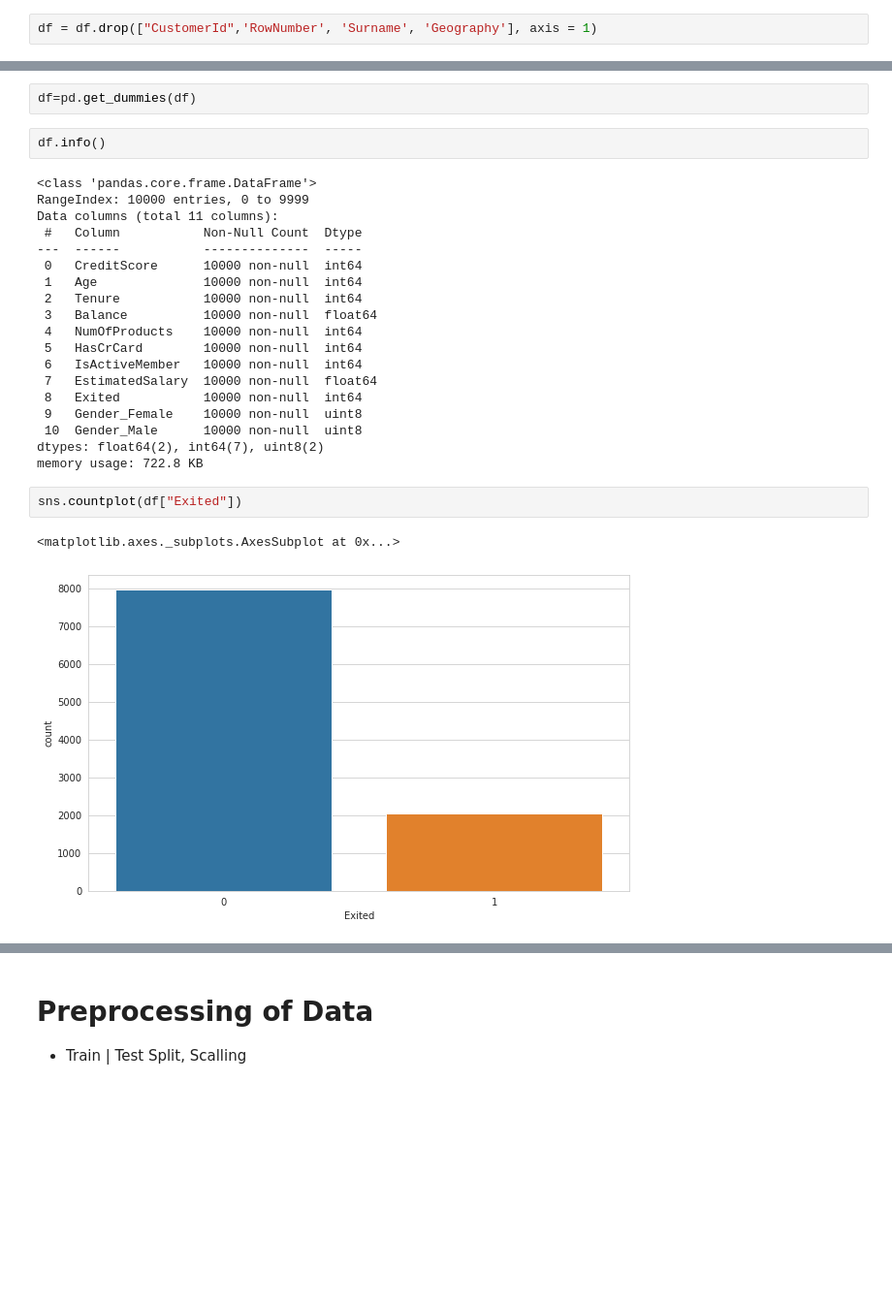
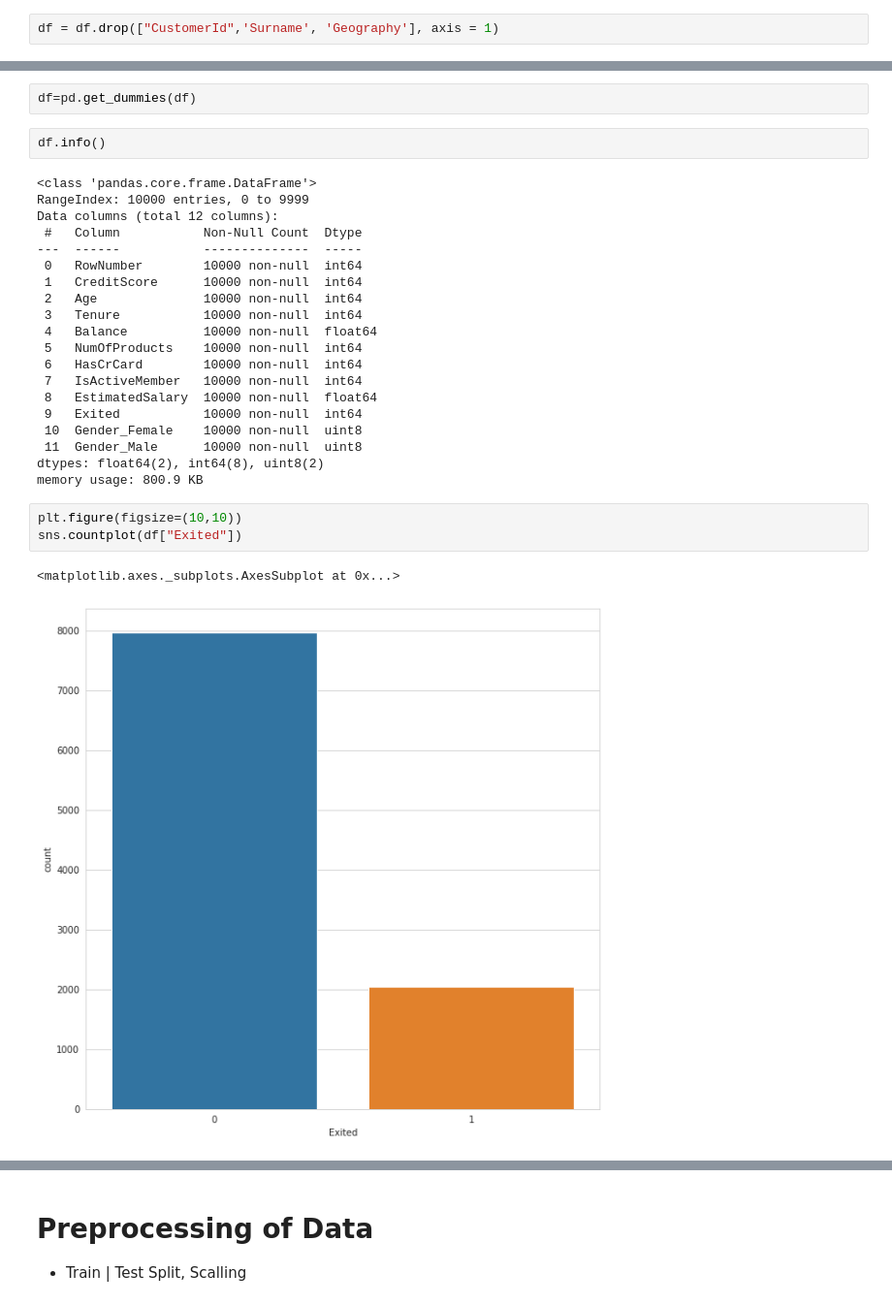
Before and after one commit to bugeki/DL, a Jupyter notebook: DL_Assignment_1_(Classification_with_ANN_Churn_Prediction)_Student.ipynb, the cells around one changed output, grey strips where cells are left out. Shown at 97% size. Saved outputs shown, nothing was run; the diff lists cells and outputs as text; blank space fills up the shorter version.

```diff
--- a/DL_Assignment_1_(Classification_with_ANN_Churn_Prediction)_Student.ipynb
+++ b/DL_Assignment_1_(Classification_with_ANN_Churn_Prediction)_Student.ipynb
@@ -113,7 +113,7 @@ df.describe().T
 | EstimatedSalary | 10000.000 | 100090.240 | 57510.493 | 11.580 | 51002.110 | 100193.915 | 149388.247 | 199992.480 |
 | Exited | 10000.000 | 0.204 | 0.403 | 0.000 | 0.000 | 0.000 | 0.000 | 1.000 |
 # %%
-df = df.drop(["CustomerId",'RowNumber', 'Surname', 'Geography'], axis = 1)
+df = df.drop(["CustomerId",'Surname', 'Geography'], axis = 1)
 # %%
 df.shape
 # %% [output]
@@ -125,27 +125,29 @@ df.info()
 # %% [output]
 <class 'pandas.core.frame.DataFrame'>
 RangeIndex: 10000 entries, 0 to 9999
-Data columns (total 11 columns):
+Data columns (total 12 columns):
  #   Column           Non-Null Count  Dtype
 ---  ------           --------------  -----
- 0   CreditScore      10000 non-null  int64
- 1   Age              10000 non-null  int64
- 2   Tenure           10000 non-null  int64
- 3   Balance          10000 non-null  float64
- 4   NumOfProducts    10000 non-null  int64
- 5   HasCrCard        10000 non-null  int64
- 6   IsActiveMember   10000 non-null  int64
- 7   EstimatedSalary  10000 non-null  float64
- 8   Exited           10000 non-null  int64
- 9   Gender_Female    10000 non-null  uint8
- 10  Gender_Male      10000 non-null  uint8
-dtypes: float64(2), int64(7), uint8(2)
-memory usage: 722.8 KB
+ 0   RowNumber        10000 non-null  int64
+ 1   CreditScore      10000 non-null  int64
+ 2   Age              10000 non-null  int64
+ 3   Tenure           10000 non-null  int64
+ 4   Balance          10000 non-null  float64
+ 5   NumOfProducts    10000 non-null  int64
+ 6   HasCrCard        10000 non-null  int64
+ 7   IsActiveMember   10000 non-null  int64
+ 8   EstimatedSalary  10000 non-null  float64
+ 9   Exited           10000 non-null  int64
+ 10  Gender_Female    10000 non-null  uint8
+ 11  Gender_Male      10000 non-null  uint8
+dtypes: float64(2), int64(8), uint8(2)
+memory usage: 800.9 KB
 # %%
+plt.figure(figsize=(10,10))
 sns.countplot(df["Exited"])
 # %% [output]
 <matplotlib.axes._subplots.AxesSubplot at 0x...>
-[figure, old version]
+[figure, new version]
 # %%
 plt.figure(figsize=(20,20))
 sns.heatmap(df.corr(), annot=True, cmap="seismic");
```
Also changed, not shown: parts of 51 cells of this notebook.
